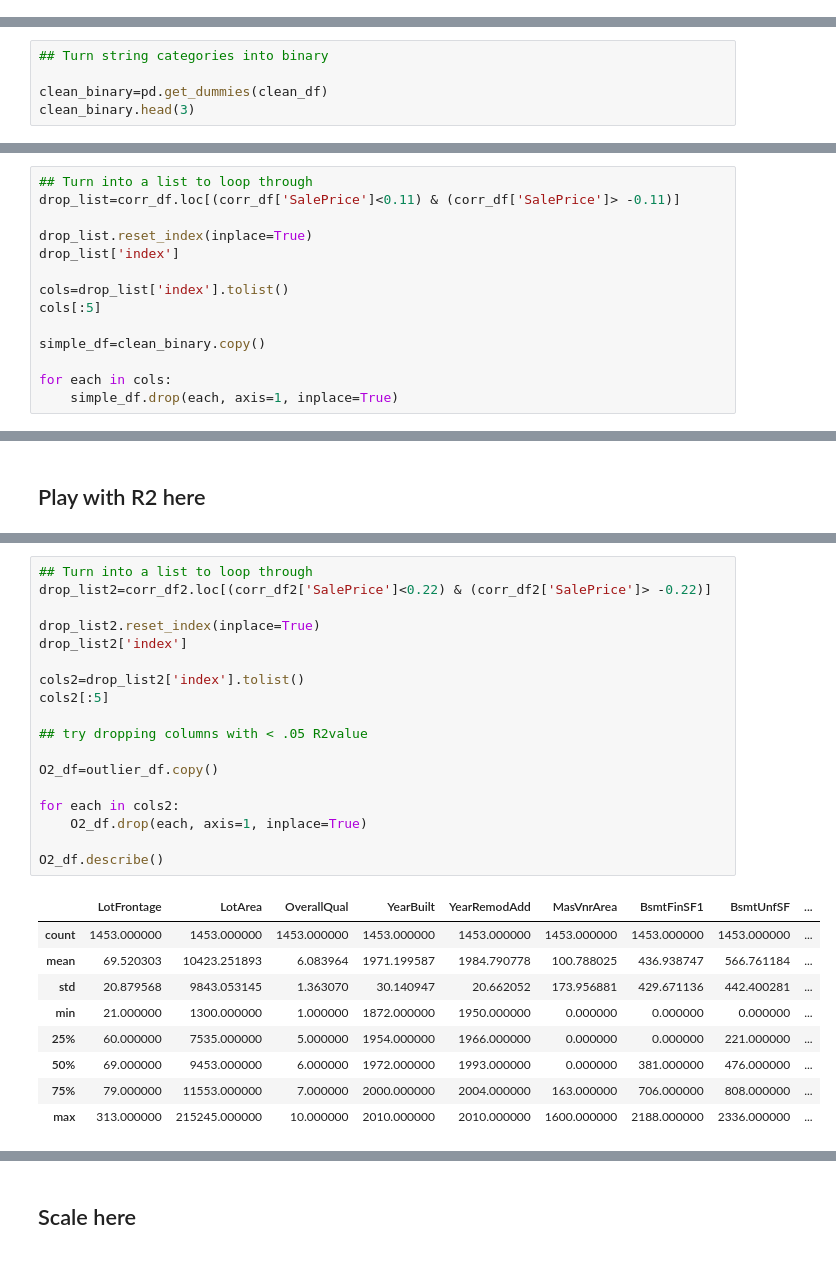
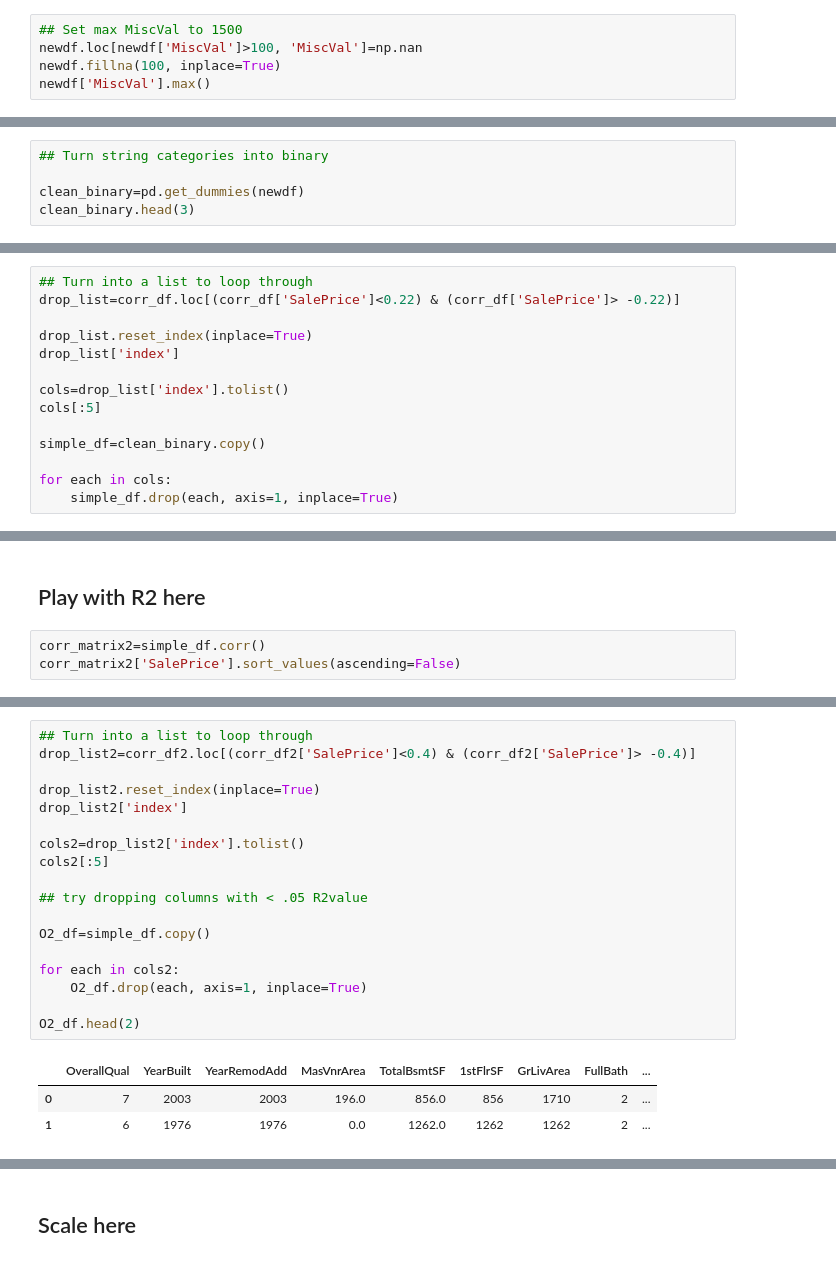
Before and after one commit to ChrisJtron/Ames_Iowa_Predictions, a Jupyter notebook: Kaggle_Housing_Prices/Random_Forest2-Copy3.ipynb, the cells around one changed output, grey strips where cells are left out. Saved outputs shown, nothing was run; the diff lists cells and outputs as text.

```diff
--- a/Kaggle_Housing_Prices/Random_Forest2-Copy3.ipynb
+++ b/Kaggle_Housing_Prices/Random_Forest2-Copy3.ipynb
@@ -631,0 +859,5 @@ newdf.loc[[115]]
+# %%
+## Set max MiscVal to 1500
+newdf.loc[newdf['MiscVal']>100, 'MiscVal']=np.nan
+newdf.fillna(100, inplace=True)
+newdf['MiscVal'].max()
@@ -634,7 +877,7 @@ newdf.loc[[115]]
 # %%
 ## Turn string categories into binary
 
-clean_binary=pd.get_dummies(clean_df)
+clean_binary=pd.get_dummies(newdf)
 clean_binary.head(3)
 # %% [output]
 |  | MSSubClass | LotFrontage | LotArea | OverallQual | OverallCond | YearBuilt | YearRemodAdd | MasVnrArea | ... |
@@ -715,7 +952,7 @@ corr_df.reset_index().head()
 ## Play with dropped columns starting here
 # %%
 ## Turn into a list to loop through
-drop_list=corr_df.loc[(corr_df['SalePrice']<0.11) & (corr_df['SalePrice']> -0.11)]
+drop_list=corr_df.loc[(corr_df['SalePrice']<0.22) & (corr_df['SalePrice']> -0.22)]
 
 drop_list.reset_index(inplace=True)
 drop_list['index']
@@ -896,2 +1014,5 @@ corr_df2.reset_index().head()
 # %% [markdown]
 ## Play with R2 here
+# %%
+corr_matrix2=simple_df.corr()
+corr_matrix2['SalePrice'].sort_values(ascending=False)
@@ -898,28 +1043,22 @@ corr_df2.reset_index().head()
 # %%
 ## Turn into a list to loop through
-drop_list2=corr_df2.loc[(corr_df2['SalePrice']<0.22) & (corr_df2['SalePrice']> -0.22)]
+drop_list2=corr_df2.loc[(corr_df2['SalePrice']<0.4) & (corr_df2['SalePrice']> -0.4)]
 
 drop_list2.reset_index(inplace=True)
 drop_list2['index']
 
 cols2=drop_list2['index'].tolist()
 cols2[:5]
 
 ## try dropping columns with < .05 R2value
 
-O2_df=outlier_df.copy()
+O2_df=simple_df.copy()
 
 for each in cols2:
     O2_df.drop(each, axis=1, inplace=True)
 
-O2_df.describe()
+O2_df.head(2)
 # %% [output]
-|  | LotFrontage | LotArea | OverallQual | YearBuilt | YearRemodAdd | MasVnrArea | BsmtFinSF1 | BsmtUnfSF | ... |
-| count | 1453.000000 | 1453.000000 | 1453.000000 | 1453.000000 | 1453.000000 | 1453.000000 | 1453.000000 | 1453.000000 | ... |
-| mean | 69.520303 | 10423.251893 | 6.083964 | 1971.199587 | 1984.790778 | 100.788025 | 436.938747 | 566.761184 | ... |
-| std | 20.879568 | 9843.053145 | 1.363070 | 30.140947 | 20.662052 | 173.956881 | 429.671136 | 442.400281 | ... |
-| min | 21.000000 | 1300.000000 | 1.000000 | 1872.000000 | 1950.000000 | 0.000000 | 0.000000 | 0.000000 | ... |
-| 25% | 60.000000 | 7535.000000 | 5.000000 | 1954.000000 | 1966.000000 | 0.000000 | 0.000000 | 221.000000 | ... |
-| 50% | 69.000000 | 9453.000000 | 6.000000 | 1972.000000 | 1993.000000 | 0.000000 | 381.000000 | 476.000000 | ... |
-| 75% | 79.000000 | 11553.000000 | 7.000000 | 2000.000000 | 2004.000000 | 163.000000 | 706.000000 | 808.000000 | ... |
-| max | 313.000000 | 215245.000000 | 10.000000 | 2010.000000 | 2010.000000 | 1600.000000 | 2188.000000 | 2336.000000 | ... |
+|  | OverallQual | YearBuilt | YearRemodAdd | MasVnrArea | TotalBsmtSF | 1stFlrSF | GrLivArea | FullBath | ... |
+| 0 | 7 | 2003 | 2003 | 196.0 | 856.0 | 856 | 1710 | 2 | ... |
+| 1 | 6 | 1976 | 1976 | 0.0 | 1262.0 | 1262 | 1262 | 2 | ... |
```
Also changed, not shown: parts of 56 cells of this notebook.
